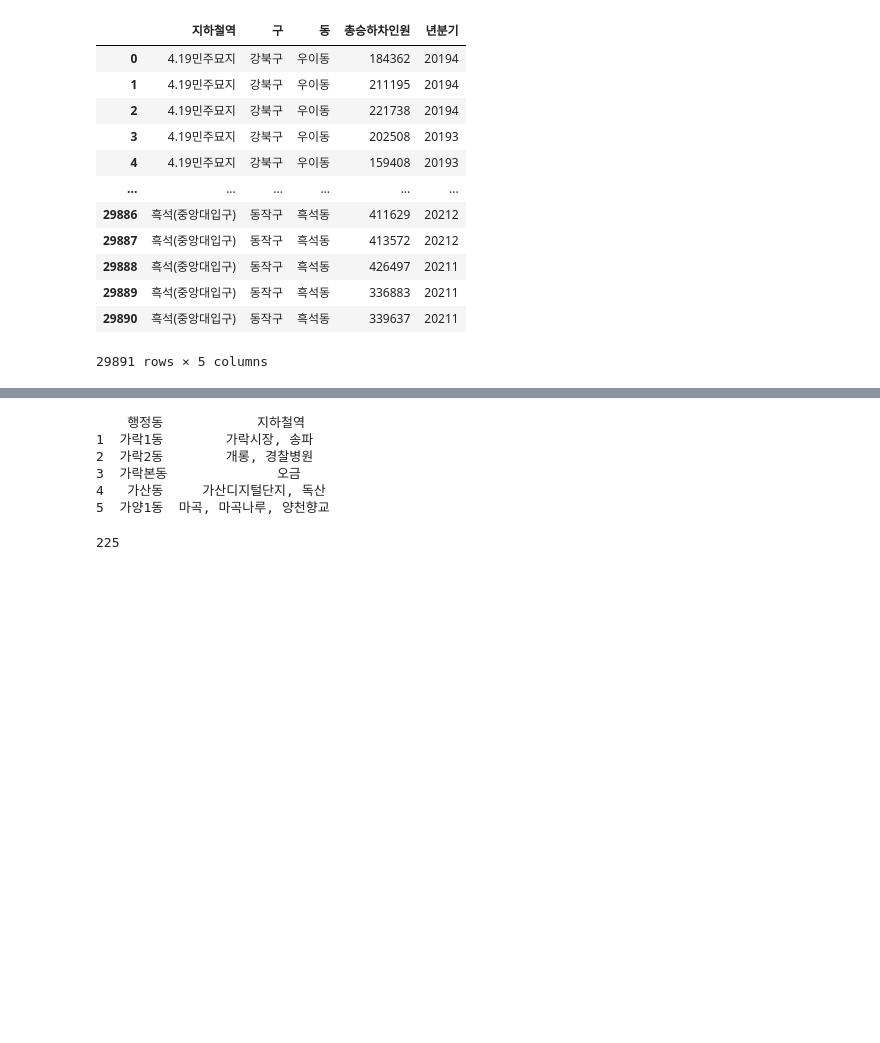
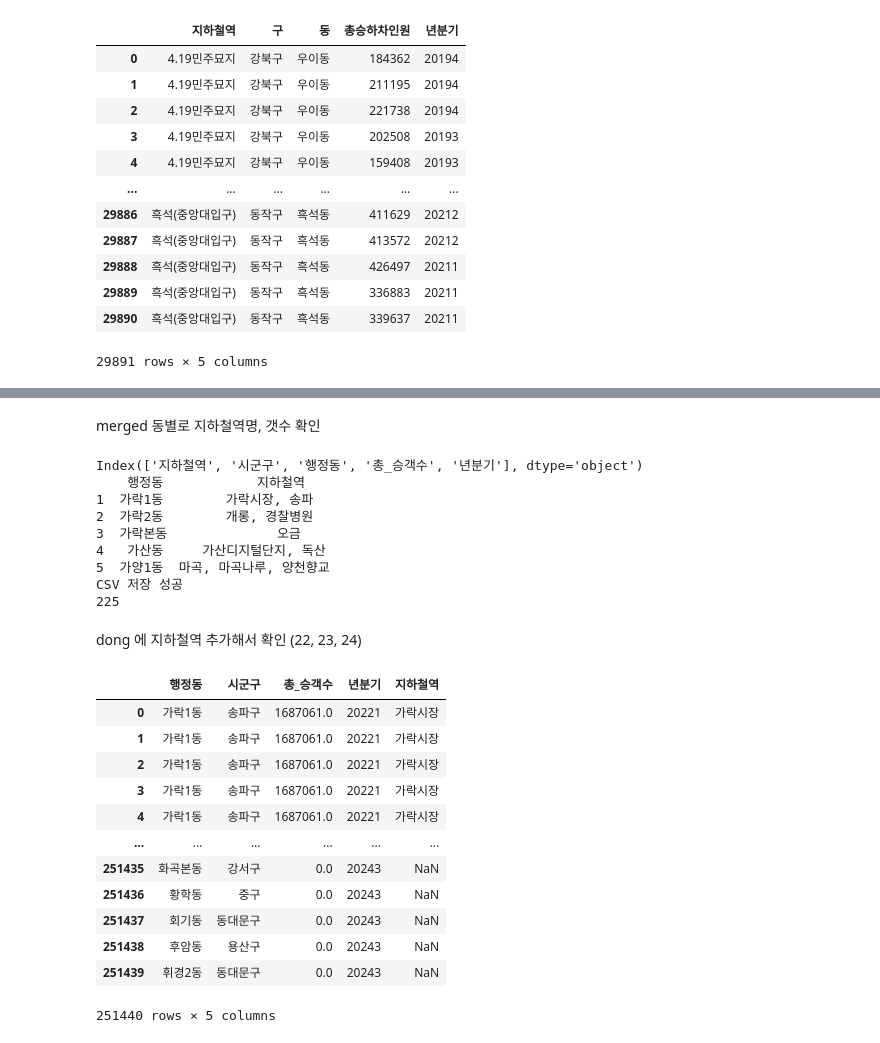
Before and after one commit to icehotcocoa/apt-project, a Jupyter notebook: JSW/subway3_19_20_21.ipynb, the cells around one changed output, grey strips where cells are left out. Drawn from its saved outputs; the diff is of its cells as text; code cells hidden in the pictures; blank space fills up the shorter version.

```diff
--- a/JSW/subway3_19_20_21.ipynb
+++ b/JSW/subway3_19_20_21.ipynb
@@ -49,4 +99,14 @@ merged
+# %% [markdown]
+merged 동별로 지하철역명, 갯수 확인
 # %%
+# merged 데이터프레임의 컬럼 이름을 확인
+print(merged.columns)
+
+# '지하철역' 컬럼이 있는지 확인 후, 없으면 컬럼 이름을 변경
+if '지하철역' not in merged.columns:
+    # 예를 들어, '지하철역'이 '지하철역 이름'으로 되어 있다면, 이름을 수정
+    merged.rename(columns={'지하철역 이름': '지하철역'}, inplace=True)
+
 # '동'별로 지하철역을 그룹화하여 나열
 grouped_by_dong = merged.groupby('행정동')['지하철역'].apply(list).reset_index()
 
@@ -60,15 +120,39 @@ grouped_by_dong['지하철역'] = grouped_by_dong['지하철역'].apply(lambda x
 print(grouped_by_dong.head())
 
 # 수정된 DataFrame을 CSV로 저장
-# grouped_by_dong.to_csv('dong_sw.csv', index=False)
-# print('CSV 저장 성공')
+grouped_by_dong.to_csv('dong_sw.csv', index=False)
+print('CSV 저장 성공')
 
-grouped_by_dong['지하철역'].nunique()
+# '지하철역' 컬럼에서 고유값의 개수를 확인
+print(grouped_by_dong['지하철역'].nunique())
 # %% [output]
+Index(['지하철역', '시군구', '행정동', '총_승객수', '년분기'], dtype='object')
     행정동            지하철역
 1  가락1동        가락시장, 송파
 2  가락2동        개롱, 경찰병원
 3  가락본동              오금
 4   가산동     가산디지털단지, 독산
 5  가양1동  마곡, 마곡나루, 양천향교
+CSV 저장 성공
+225
-225
+# %% [markdown]
+dong 에 지하철역 추가해서 확인 (22, 23, 24)
+# %%
+# merged 데이터에서 지하철역과 행정동 병합
+
+sw_dong = pd.merge(dong, merged[['지하철역','행정동']],on=['행정동'], how='left')
+sw_dong
+# %% [output]
+|  | 행정동 | 시군구 | 총_승객수 | 년분기 | 지하철역 |
+| 0 | 가락1동 | 송파구 | 1687061.0 | 20221 | 가락시장 |
+| 1 | 가락1동 | 송파구 | 1687061.0 | 20221 | 가락시장 |
+| 2 | 가락1동 | 송파구 | 1687061.0 | 20221 | 가락시장 |
+| 3 | 가락1동 | 송파구 | 1687061.0 | 20221 | 가락시장 |
+| 4 | 가락1동 | 송파구 | 1687061.0 | 20221 | 가락시장 |
+| ... | ... | ... | ... | ... | ... |
+| 251435 | 화곡본동 | 강서구 | 0.0 | 20243 | NaN |
+| 251436 | 황학동 | 중구 | 0.0 | 20243 | NaN |
+| 251437 | 회기동 | 동대문구 | 0.0 | 20243 | NaN |
+| 251438 | 후암동 | 용산구 | 0.0 | 20243 | NaN |
+| 251439 | 휘경2동 | 동대문구 | 0.0 | 20243 | NaN |
+251440 rows × 5 columns
```
Also changed, not shown: parts of 15 cells of this notebook, 20 other files.
